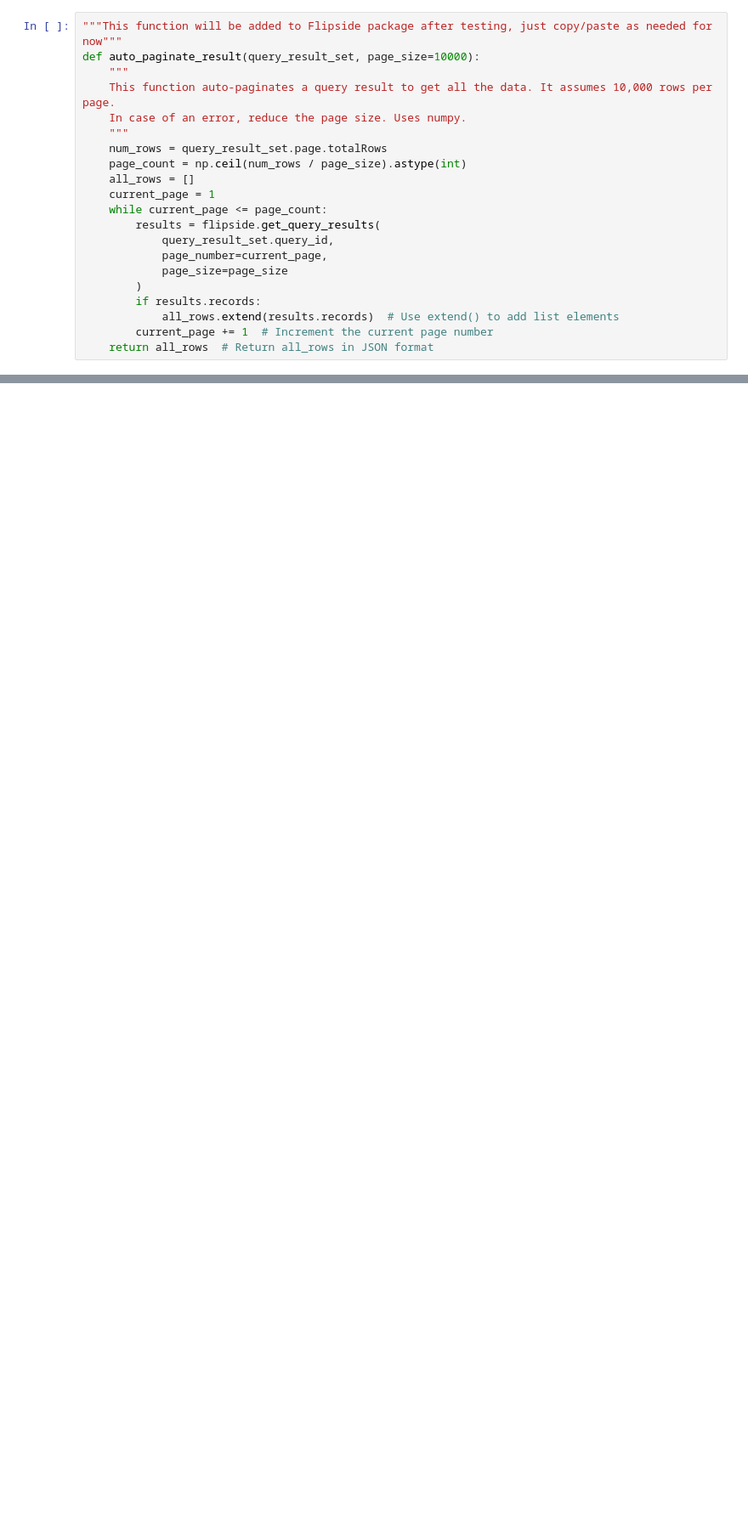
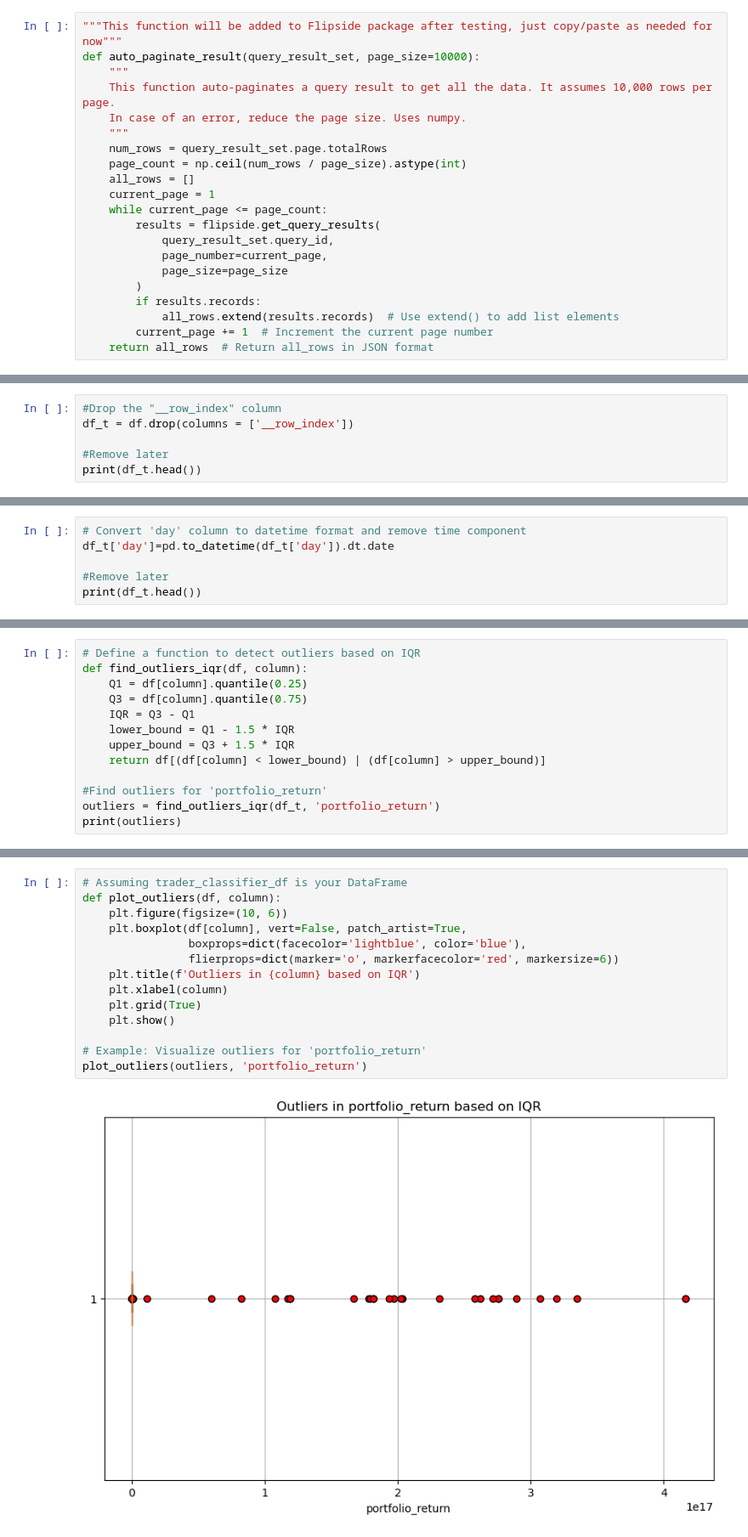
Before and after one commit to apostleoffinance/web3_ml, a Jupyter notebook: trader_classifier.ipynb, the cells around one changed output, grey strips where cells are left out. Shown at 85% size. Cells and saved outputs as stored; diff of their text form; blank space fills up the shorter version.

```diff
--- a/trader_classifier.ipynb
+++ b/trader_classifier.ipynb
@@ -358,0 +360,6 @@ ServerError: unexpected server error occured with status code: 200, msg: Unable
+# %%
+#Drop the "__row_index" column
+df_t = df.drop(columns = ['__row_index'])
+
+#Remove later
+print(df_t.head())
@@ -358,0 +373,6 @@ ServerError: unexpected server error occured with status code: 200, msg: Unable
+# %%
+# Convert 'day' column to datetime format and remove time component
+df_t['day']=pd.to_datetime(df_t['day']).dt.date
+
+#Remove later
+print(df_t.head())
@@ -358,0 +386,13 @@ ServerError: unexpected server error occured with status code: 200, msg: Unable
+# %%
+# Define a function to detect outliers based on IQR
+def find_outliers_iqr(df, column):
+    Q1 = df[column].quantile(0.25)
+    Q3 = df[column].quantile(0.75)
+    IQR = Q3 - Q1
+    lower_bound = Q1 - 1.5 * IQR
+    upper_bound = Q3 + 1.5 * IQR
+    return df[(df[column] < lower_bound) | (df[column] > upper_bound)]
+
+#Find outliers for 'portfolio_return'
+outliers = find_outliers_iqr(df_t, 'portfolio_return')
+print(outliers)
@@ -358,0 +462,16 @@ ServerError: unexpected server error occured with status code: 200, msg: Unable
+# %%
+# Assuming trader_classifier_df is your DataFrame
+def plot_outliers(df, column):
+    plt.figure(figsize=(10, 6))
+    plt.boxplot(df[column], vert=False, patch_artist=True,
+                boxprops=dict(facecolor='lightblue', color='blue'),
+                flierprops=dict(marker='o', markerfacecolor='red', markersize=6))
+    plt.title(f'Outliers in {column} based on IQR')
+    plt.xlabel(column)
+    plt.grid(True)
+    plt.show()
+
+# Example: Visualize outliers for 'portfolio_return'
+plot_outliers(outliers, 'portfolio_return')
+# %% [output]
+[figure, added]
```
Also changed, not shown: parts of 8 cells of this notebook.
